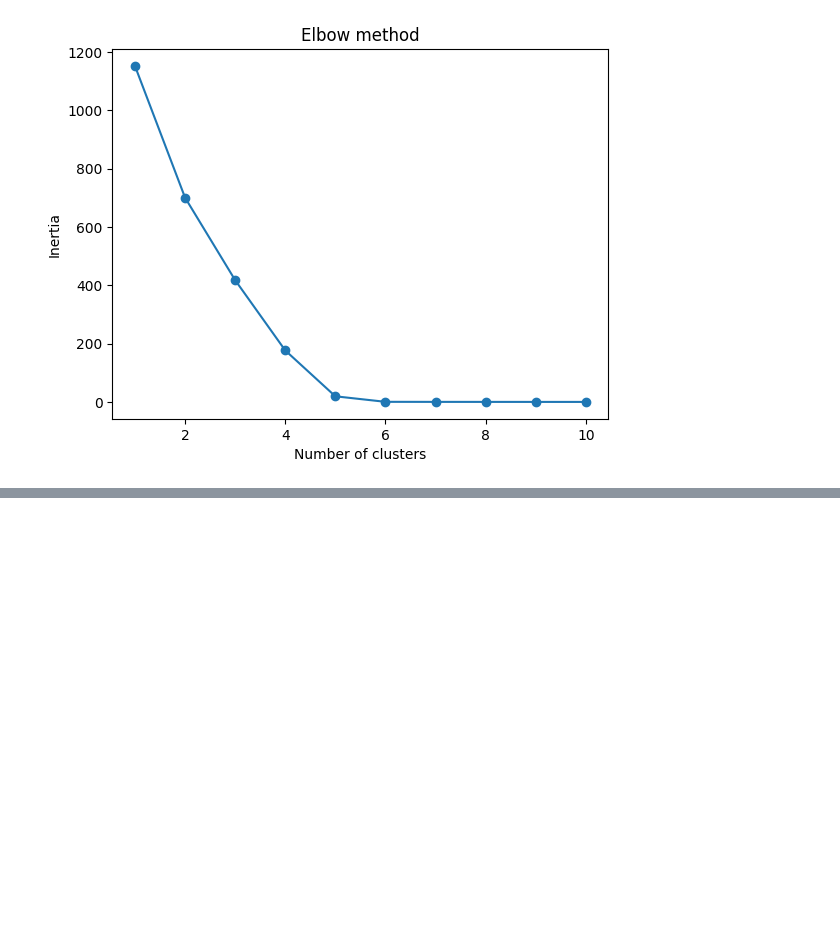
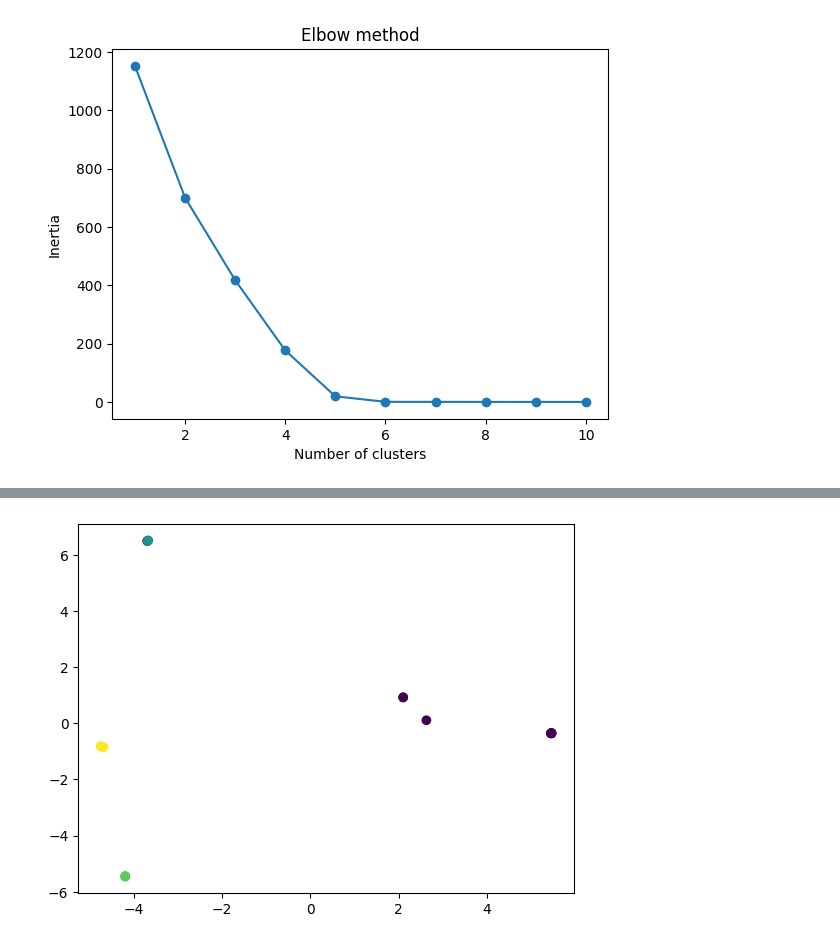
Before and after one commit to fif911/evolutionary_algorithms, a Jupyter notebook: similarity.ipynb, the cells around one changed output, grey strips where cells are left out. Cells and saved outputs as stored; diff of their text form; code cells hidden in the pictures; blank space fills up the shorter version.

```diff
--- a/similarity.ipynb
+++ b/similarity.ipynb
@@ -87,0 +48,12 @@ dn = dendrogram(linkage_matrix)
+# %%
+# KMeans clustering with n_clusters based on elbow method
+kmeans = KMeans(n_clusters=5)
+kmeans.fit(solutions)
+
+# PCA transformation for visualization, not for fitting KMeans
+pca = PCA(2)
+solutions_transformed = pca.fit_transform(solutions)
+
+# Show plot
+plt.scatter(solutions_transformed[:,0], solutions_transformed[:,1], c=kmeans.labels_)
+plt.show()
@@ -87,0 +62,16 @@ dn = dendrogram(linkage_matrix)
+# %%
+
+# Distance matrix
+dist_matrix = pdist(solutions)
+
+# Hierarchical clustering
+Z = linkage(dist_matrix, 'single')
+
+# From hierarchical clustering to flat clustering
+Fc = fcluster(Z, t=1, criterion='inconsistent')
+
+# Show plot
+plt.scatter(solutions_transformed[:,0], solutions_transformed[:,1], c=Fc)
+plt.show()
+# %% [output]
+[figure, added]
```
Also changed, not shown: parts of 6 cells of this notebook.
